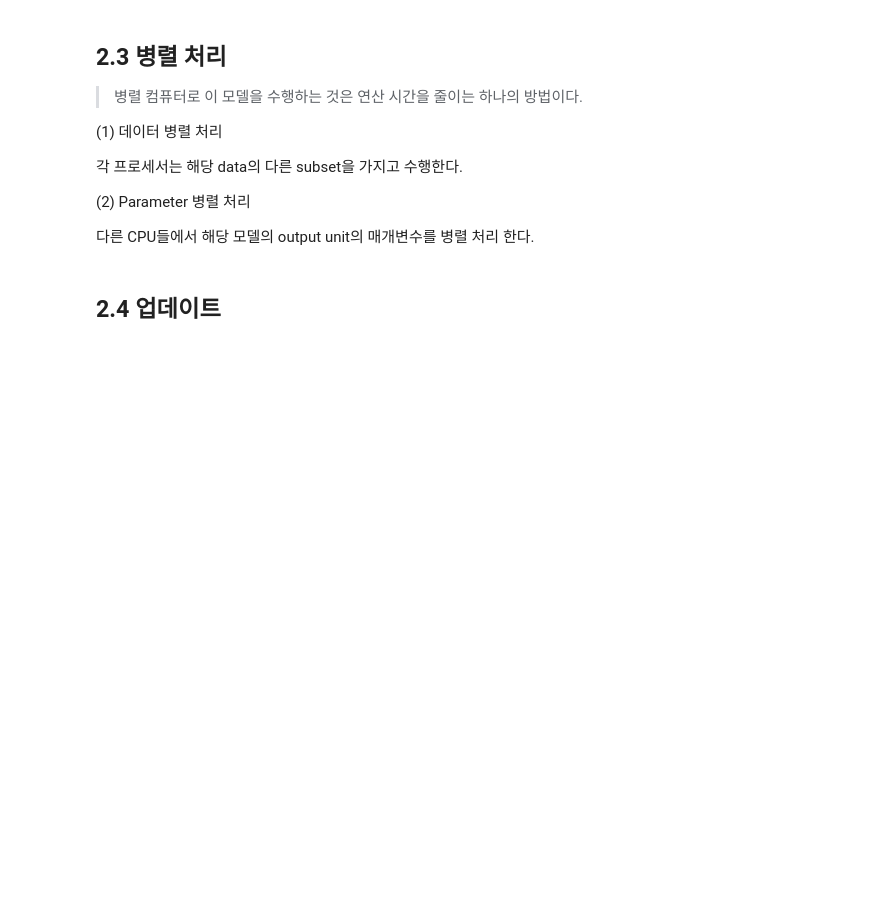
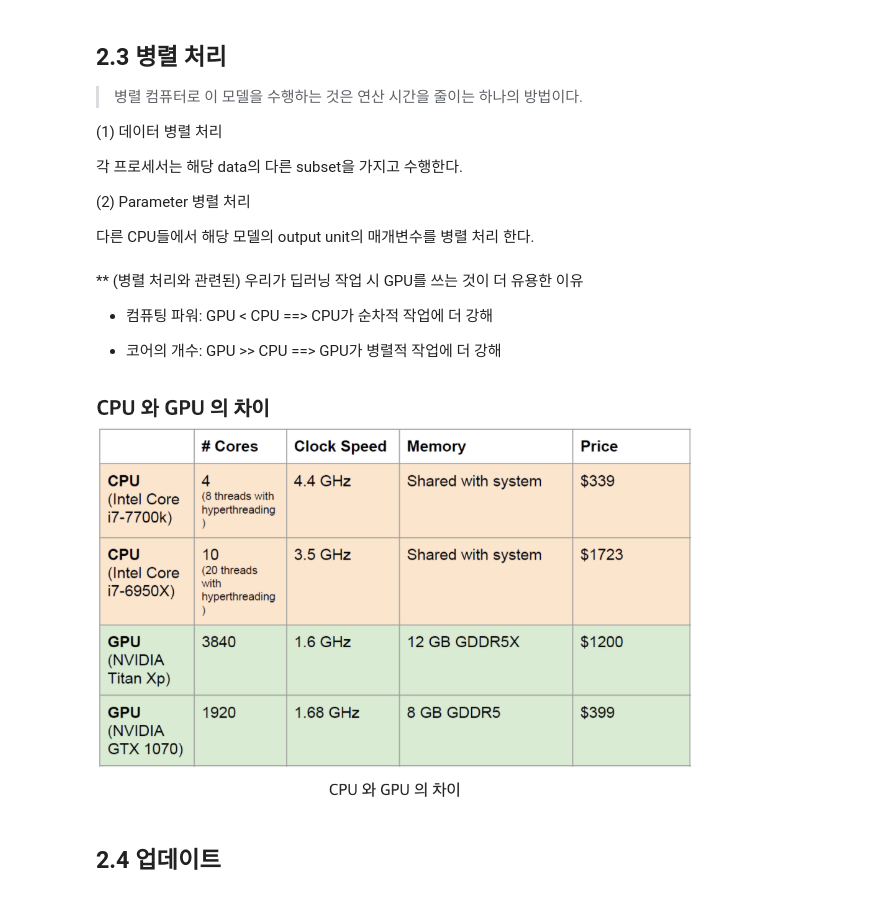
Before and after one commit to Intelligence-Engineering-LAB-KU/Seminar, a Jupyter notebook: summer_2020/0825_NPLM(2003).ipynb, the cells around one changed output. Drawn from its saved outputs; the diff is of its cells as text; code cells hidden in the pictures; blank space fills up the shorter version.

```diff
--- a/summer_2020/0825_NPLM(2003).ipynb
+++ b/summer_2020/0825_NPLM(2003).ipynb
@@ -260,6 +260,17 @@ self.b = nn.Parameter(torch.ones(V))
 (2) Parameter 병렬 처리
 
 다른 CPU들에서 해당 모델의 output unit의 매개변수를 병렬 처리 한다.
+# %% [markdown]
+** (병렬 처리와 관련된) 우리가 딥러닝 작업 시  GPU를 쓰는 것이 더 유용한 이유
+
+
+- 컴퓨팅 파워: GPU < CPU ==> CPU가 순차적 작업에 더 강해
+
+- 코어의 개수: GPU >> CPU ==> GPU가 병렬적 작업에 더 강해
+# %%
+Image('nnlm10.png',width=600)
+# %% [output]
+[figure, added]
 # %% [markdown]
 ## 2.4 업데이트
 # %% [markdown]
```
Also changed, not shown: parts of 1 cell of this notebook.
